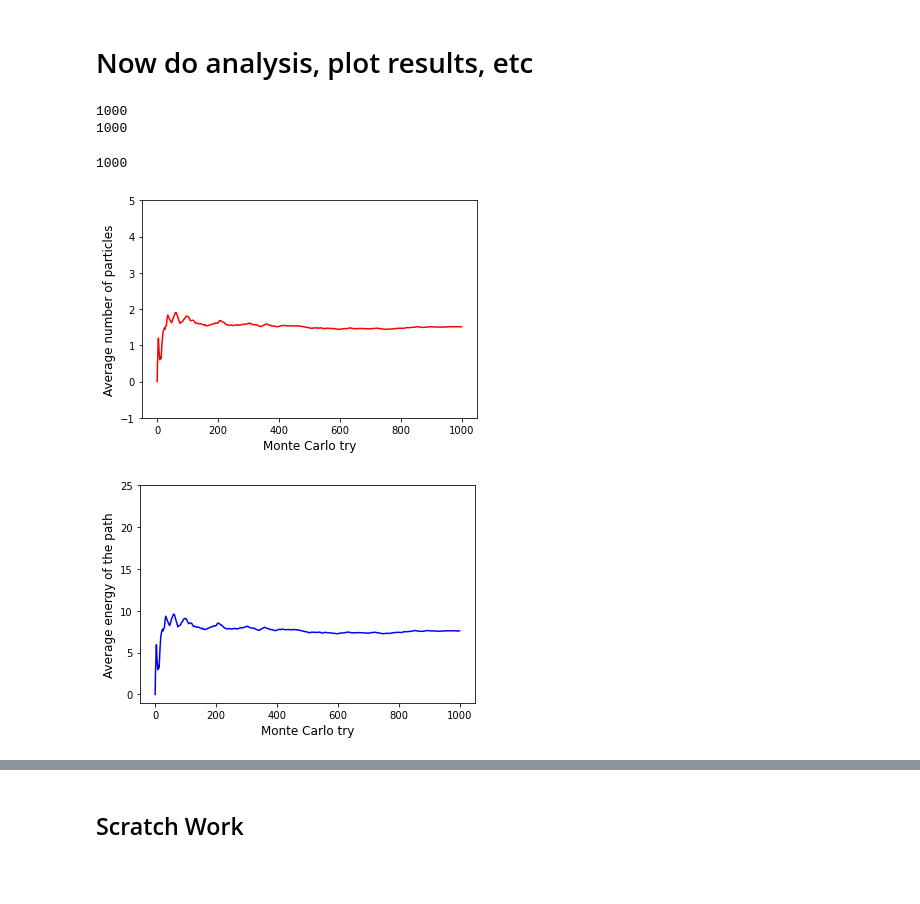
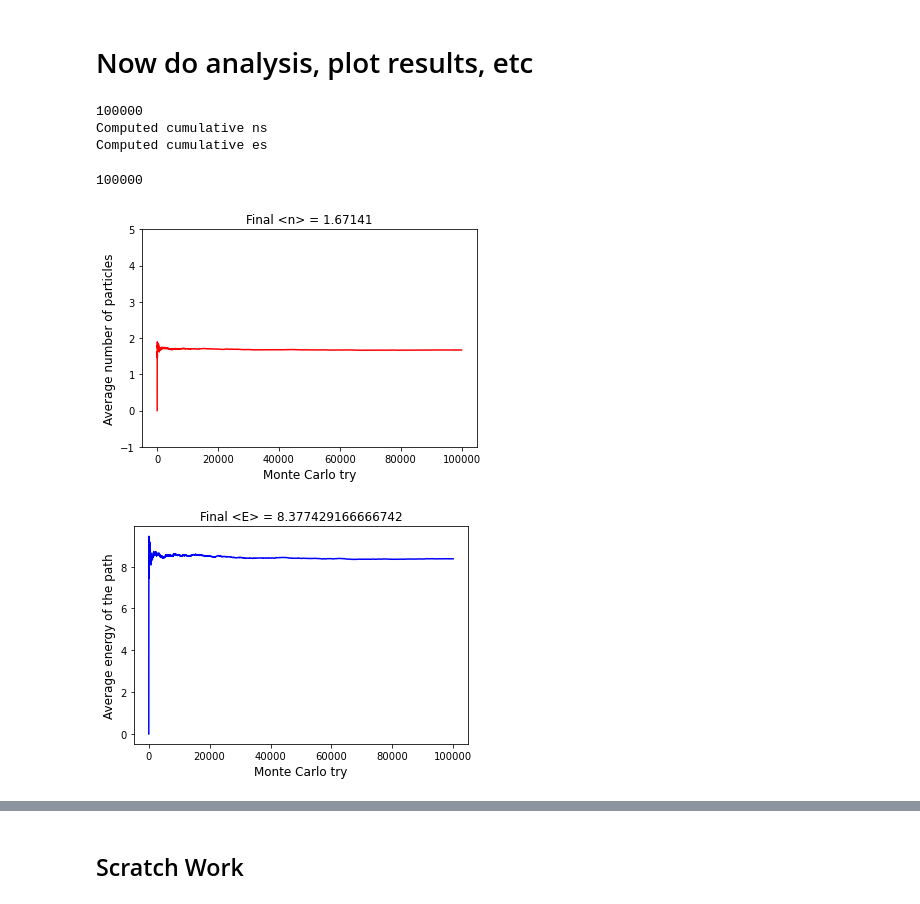
Before and after one commit to eren-guttentag/phys765_advanced_quantum, a Jupyter notebook: project1/problem2/worm_simulation.ipynb, the cells around one changed output, grey strips where cells are left out. Drawn from its saved outputs; the diff is of its cells as text; code cells hidden in the pictures; blank space fills up the shorter version.

```diff
--- a/project1/problem2/worm_simulation.ipynb
+++ b/project1/problem2/worm_simulation.ipynb
@@ -15,7 +15,7 @@ N = 2 # Number of total sites in one dimension
 mu = 1.4 # Chemical constant
 epsilon = 0.03
 beta = 12 # beta is defined by 1/ (k * T) where T is the temperature, k is the Boltzmann constant
-num_time_steps = int(beta / epsilon)
+num_time_steps = int(beta / epsilon) #note this is called k in the notes
 
 d = 3 # Number of spacial dimension. Not actually fully flexible, but comes up in formulas
 
@@ -25,13 +25,12 @@ p_move_forward_hop = epsilon # The probability of hopping given the worm is movi
 p_move_forward_straight = (1 - 2 * d * p_move_forward_hop) # Straight moving means no spatial hopping (only temporal hopping)
 p_move_backward = min(1, _np.exp(-mu * epsilon)) # The probability of moving backwards giving the worm is facing backwards
 
-print(p_move_forward)
-print(p_move_backward)
-print(p_move_forward_straight)
-print(p_move_backward)
+print("p_move_forward: ", p_move_forward)
+print("p_move_backward: ", p_move_backward)
+print("p_move_forward_straight: ", p_move_forward_straight)
 
-weight_hop = min(p_move_forward, 1) * p_move_forward_straight
-weight_no_hop = min(p_move_forward, 1) * p_move_forward_hop
+weight_hop = epsilon*_np.exp(mu*epsilon)#min(p_move_forward, 1) * p_move_forward_straight
+weight_no_hop = (1-2*d*epsilon)*_np.exp(mu*epsilon)#min(p_move_forward, 1) * p_move_forward_hop
 
 class Grid_location(object):
     """
@@ -298,7 +300,7 @@ for x in range(N):
             for t in range(num_time_steps):
                 grid[x, y, z, t] = Grid_location()
 
-num_trials = 100 # I think in one of the lectures, prof said we should expect this ot take ~1 million trials
+num_trials = 100000 # I think in one of the lectures, prof said we should expect this ot take ~1 million trials
 ns = [] # Number of particles in each trial
 es = [] # Energy of path in each trial
 Ws = [] # Weight of paths in each trial
@@ -309,8 +311,8 @@ for counter in range(num_trials):
     ns.append(num_particles)
     es.append(e_tilda)
     grid = update_grid(grid)
-
-    print('-----------------' + str(counter) + ' New grid created----------------------')
+    if counter%100==0:
+        print('-----------------' + str(counter) + ' New grid created----------------------')
 
 Monte_Carlo_try = range(num_trials)
 _plt.rcParams['figure.facecolor'] = 'white'
@@ -323,6 +325,5 @@ _plt.figure()
 _plt.plot(Monte_Carlo_try, es, 'b')
 _plt.xlabel('Monte Carlo try', fontsize = 12)
 _plt.ylabel('Energy of path', fontsize = 12)
-_plt.ylim([-1, 25])
 # %% [output]
 -----------------0 New grid created----------------------
@@ -348,37 +349,42 @@ _plt.ylim([-1, 25])
 # %% [markdown]
 # Now do analysis, plot results, etc
 # %%
-print(len(cumavg_es))
 print(len(es))
-cumavg_ns = []
+cumavg_ns = _np.cumsum(ns)/(_np.array(range(len(ns)))+1)
+print("Computed cumulative ns")
+cumavg_es = _np.cumsum(es)/(_np.array(range(len(es)))+1)
+print("Computed cumulative es")
+"""
 for i in range(1,len(ns)+1):
     cumavg_ns.append(_np.mean(ns[:i]))
 
 cumavg_es = []
 for i in range(1,len(es)+1):
     cumavg_es.append(_np.mean(es[:i]))
-
+"""
 Monte_Carlo_try = range(num_trials)
 _plt.plot(Monte_Carlo_try, cumavg_ns, 'r')
 _plt.xlabel('Monte Carlo try', fontsize = 12)
 _plt.ylabel('Average number of particles', fontsize = 12)
 _plt.ylim([-1, 5])
+_plt.title("Final <n> = "+str(cumavg_ns[-1]))
 
 _plt.figure()
 _plt.plot(Monte_Carlo_try, cumavg_es, 'b')
 _plt.xlabel('Monte Carlo try', fontsize = 12)
 _plt.ylabel('Average energy of the path', fontsize = 12)
-_plt.ylim([-1, 25])
+_plt.title("Final <E> = "+str(cumavg_es[-1]))
 
 test1 = _np.array([1,2,3])
 test2 = _np.array([2,3,4])
 test1==test2
 _np.all(test1==test2)
 
 len(ns)
 # %% [output]
-1000
-1000
+100000
+Computed cumulative ns
+Computed cumulative es
-1000
+100000
-[figure, old version]
+[figure, new version]
-[figure, old version]
+[figure, new version]
```
Also changed, not shown: parts of 7 cells of this notebook.
